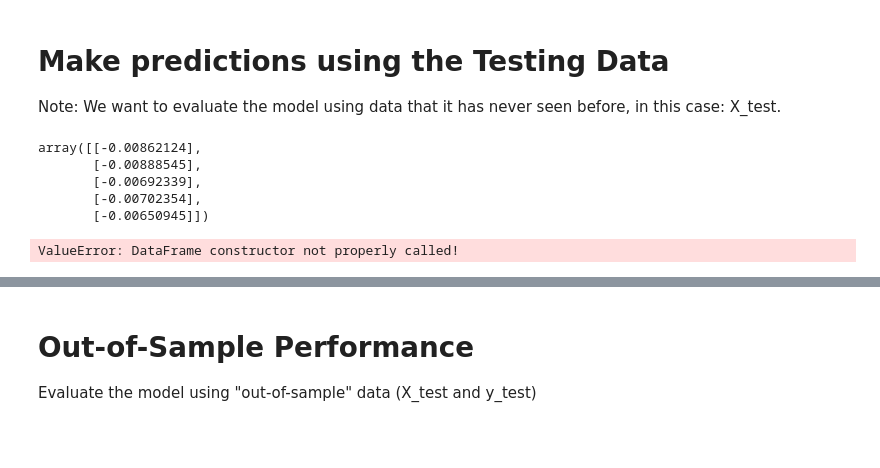
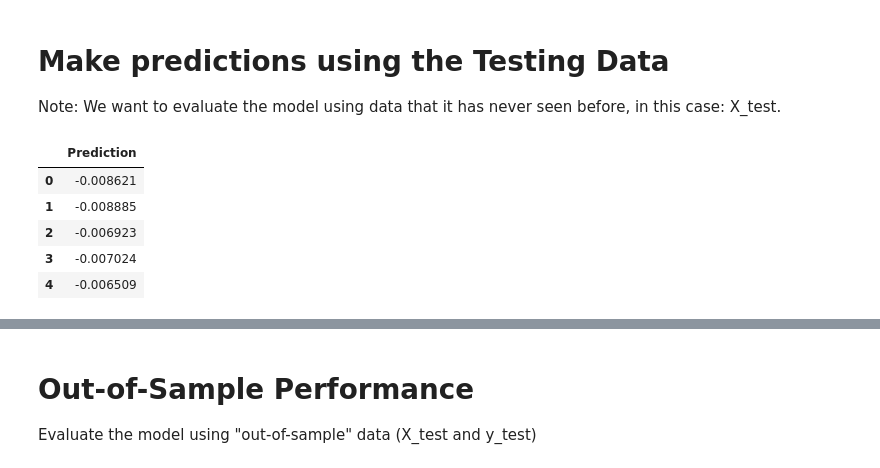
Before and after one commit to Anthibian/Time-Series-Analysis, a Jupyter notebook: Starter_Code/regression_analysis.ipynb, the cells around one changed output, grey strips where cells are left out. Saved outputs shown, nothing was run; the diff lists cells and outputs as text; code cells hidden in the pictures; blank space fills up the shorter version.

```diff
--- a/Starter_Code/regression_analysis.ipynb
+++ b/Starter_Code/regression_analysis.ipynb
@@ -154,18 +154,17 @@ Note: We want to evaluate the model using data that it has never seen before, in
 # %%
 # Make a prediction of "y" values using just the test dataset
 predicted_y = model.predict(X_test)
 predicted_y[:5]
+predicted = pd.DataFrame(predicted_y, columns=['Prediction'])
+predicted.head()
 # %% [output]
-array([[-0.00862124],
-       [-0.00888545],
-       [-0.00692339],
-       [-0.00702354],
-       [-0.00650945]])
+|  | Prediction |
+| 0 | -0.008621 |
+| 1 | -0.008885 |
+| 2 | -0.006923 |
+| 3 | -0.007024 |
+| 4 | -0.006509 |
 # %%
+y_test2 = y_test
 # Assemble actual y data (Y_test) with predicted y data (from just above) into two columns in a dataframe:
-df_predicted = pd.DataFrame(predicted_y, columns = ["prediction"])
-df_predicted.head()
-y_test.head()
-df_compare = pd.conca
+y_test = y_test.reset_index(drop=True)
-# %% [output]
-ValueError: DataFrame constructor not properly called!
```
Also changed, not shown: parts of 6 cells of this notebook, 1 other file.
